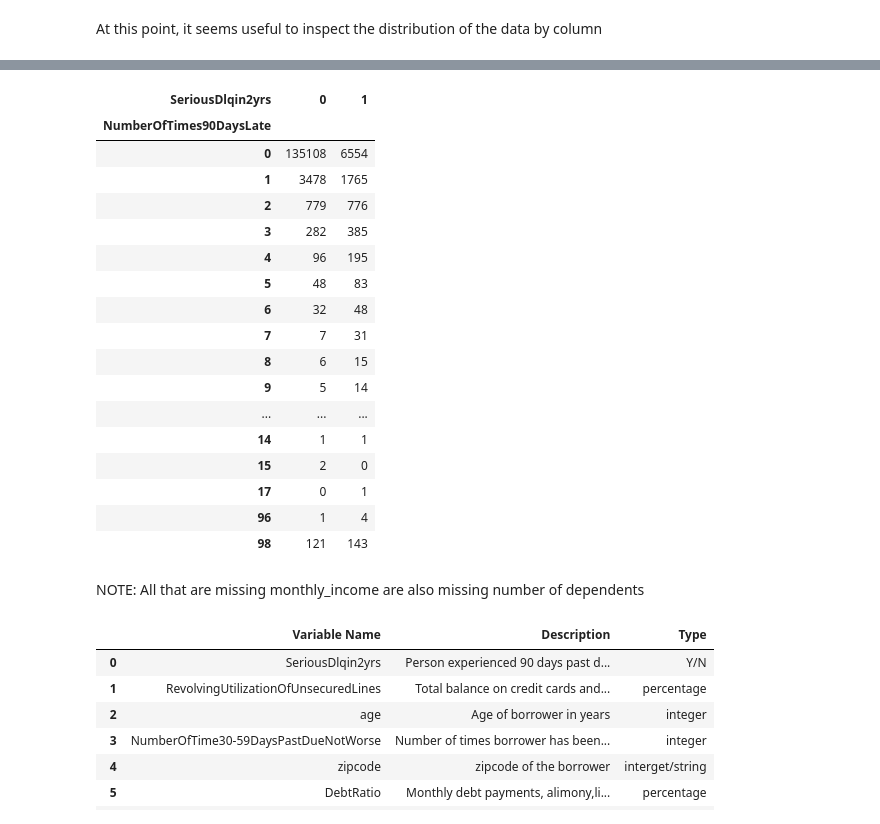
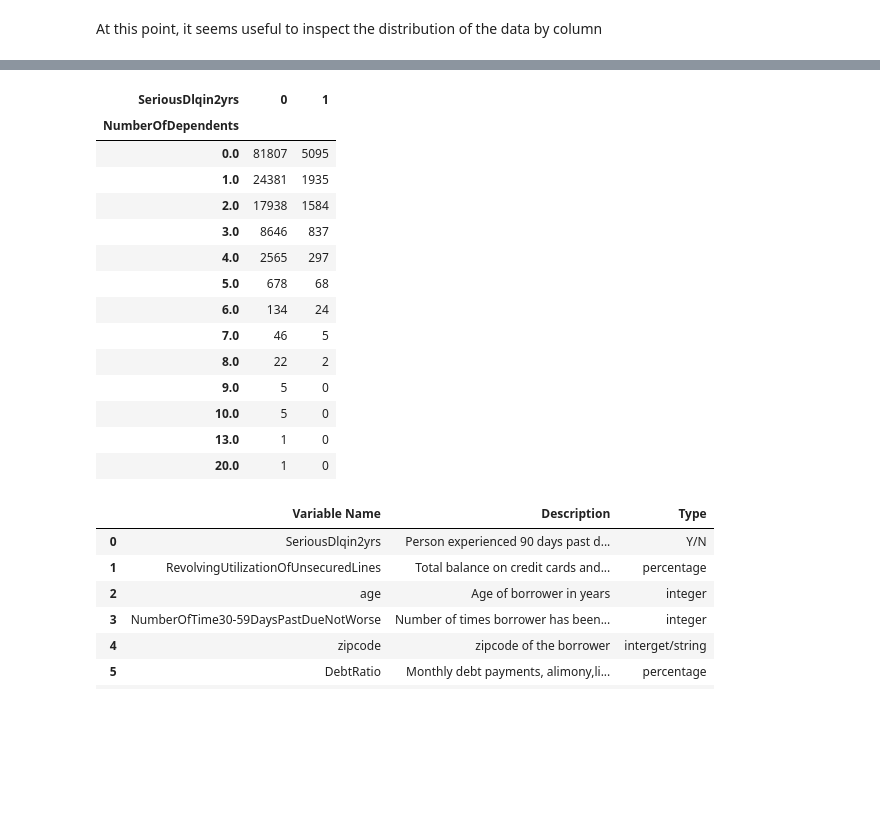
Before and after one commit to Aycrazy/capp30254, a Jupyter notebook: hws/HW2/HW2_Pipeline.ipynb, the cells around one changed output, grey strips where cells are left out. Cells and saved outputs as stored; diff of their text form; code cells hidden in the pictures; blank space fills up the shorter version.

```diff
--- a/hws/HW2/HW2_Pipeline.ipynb
+++ b/hws/HW2/HW2_Pipeline.ipynb
@@ -10,43 +13,3 @@ matplotlib.style.use('ggplot')
 import pylab as pl
-# %%
-def camel_to_snake(column_name):
-    """
-    converts a string that is camelCase into snake_case
-    Example:
-        print camel_to_snake("javaLovesCamelCase")
-        > java_loves_camel_case
-    See Also:
-        http://stackoverflow.com/questions/1175208/elegant-python-function-to-convert-camelcase-to-camel-case
-    """
-    s1 = re.sub('(.)([A-Z][a-z]+)', r'\1_\2', column_name)
-    return re.sub('([a-z0-9])([A-Z])', r'\1_\2', s1).lower()
-
-def read(file_name):
-
-    df = pd.DataFrame()
-
-    pattern = r'[(?!=.)]([a-z]*)'
-    file_type = re.findall(pattern, file_name)[0]
-
-    assert file_type == 'csv'
-    with open(file_name, 'rt') as csvfile:
-        reader = csv.reader(csvfile, delimiter=',')
-        for index,row in enumerate(reader):
-            df = pd.concat([df,pd.DataFrame(row).transpose()])
-
-    return df.reset_index(drop=True)
-
-def read_file(file_name):
-
-    pattern = r'[(?!=.)]([a-z]*)'
-    file_type = re.findall(pattern, file_name)[0]
-
-    if file_type == 'csv':
-        df = pd.read_csv(file_name)
-
-    elif file_type == 'xls':
-        df = pd.read_excel(file_name)
-
-    return df
 # %%
 credit_data = read_file('credit-data.csv')
@@ -115,29 +131,21 @@ all_cols
-# %%
-def cross_vectors(df, var1, var2):
-    return pd.crosstab(df[var1], df[var2])
 # %%
-cross_vectors(credit_data, 'NumberOfTimes90DaysLate', 'SeriousDlqin2yrs')
+cross_vectors(credit_data, 'NumberOfDependents', 'SeriousDlqin2yrs')
 # %% [output]
 | SeriousDlqin2yrs | 0 | 1 |
-| NumberOfTimes90DaysLate |  |  |
-| 0 | 135108 | 6554 |
-| 1 | 3478 | 1765 |
-| 2 | 779 | 776 |
-| 3 | 282 | 385 |
-| 4 | 96 | 195 |
-| 5 | 48 | 83 |
-| 6 | 32 | 48 |
-| 7 | 7 | 31 |
-| 8 | 6 | 15 |
-| 9 | 5 | 14 |
-| ... | ... | ... |
-| 14 | 1 | 1 |
-| 15 | 2 | 0 |
-| 17 | 0 | 1 |
-| 96 | 1 | 4 |
-| 98 | 121 | 143 |
+| NumberOfDependents |  |  |
+| 0.0 | 81807 | 5095 |
+| 1.0 | 24381 | 1935 |
+| 2.0 | 17938 | 1584 |
+| 3.0 | 8646 | 837 |
+| 4.0 | 2565 | 297 |
+| 5.0 | 678 | 68 |
+| 6.0 | 134 | 24 |
+| 7.0 | 46 | 5 |
+| 8.0 | 22 | 2 |
+| 9.0 | 5 | 0 |
+| 10.0 | 5 | 0 |
+| 13.0 | 1 | 0 |
+| 20.0 | 1 | 0 |
-# %% [markdown]
-NOTE: All that are missing monthly_income are also missing number of dependents
 # %%
 data_dict =read_file('Data Dictionary.xls')
 # %%
```
Also changed, not shown: parts of 46 cells of this notebook, 4 other files.
